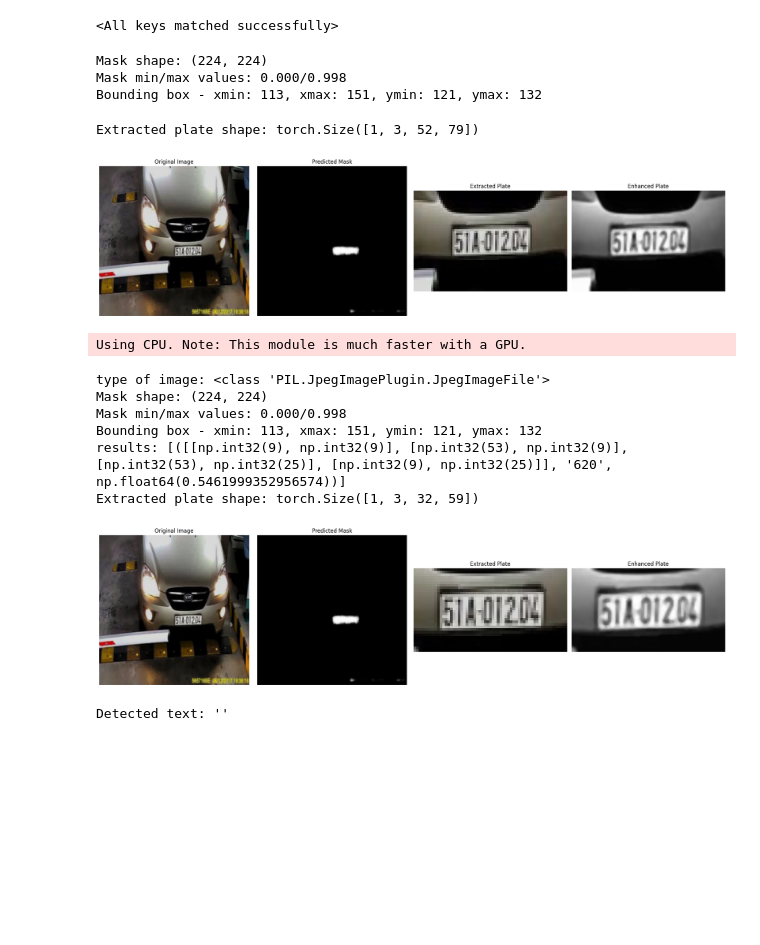
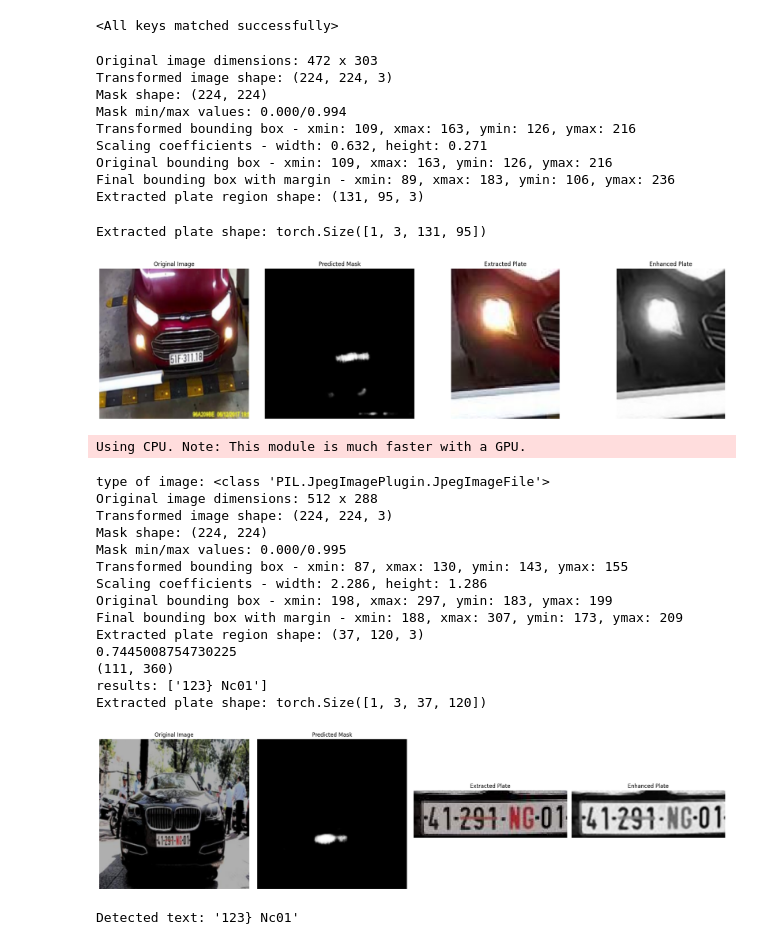
Before and after one commit to aguusandy/plate_detection_ai_unet, a Jupyter notebook: plate_extract.ipynb, the cells around one changed output. Drawn from its saved outputs; the diff is of its cells as text; code cells hidden in the pictures; blank space fills up the shorter version.

Commit message:
plate recognition .py file

```diff
--- a/plate_extract.ipynb
+++ b/plate_extract.ipynb
@@ -77,11 +79,17 @@ model.load_state_dict(torch.load('model16c_50e_bcelog_state_dict.pt', weights_on
 # %% [output]
 <All keys matched successfully>
 # %%
-plate, original, mask = get_plate(example['image'], model, 224, 0.7, 0.9, my_device, margin=20)
+plate, original, mask = get_plate(example['image'], model, 224, 0.75, 0.9, my_device, margin=20)
 # %% [output]
+Original image dimensions: 472 x 303
+Transformed image shape: (224, 224, 3)
 Mask shape: (224, 224)
-Mask min/max values: 0.000/0.998
-Bounding box - xmin: 113, xmax: 151, ymin: 121, ymax: 132
+Mask min/max values: 0.000/0.994
+Transformed bounding box - xmin: 109, xmax: 163, ymin: 126, ymax: 216
+Scaling coefficients - width: 0.632, height: 0.271
+Original bounding box - xmin: 109, xmax: 163, ymin: 126, ymax: 216
+Final bounding box with margin - xmin: 89, xmax: 183, ymin: 106, ymax: 236
+Extracted plate region shape: (131, 95, 3)
 # %%
 enhanced_plate = enhance_plate_image(plate)
 # %%
@@ -116,8 +124,8 @@ def plot_images(original, mask, plate, enhanced_plate):
 
 plot_images(original, mask, plate, enhanced_plate)
 # %% [output]
-Extracted plate shape: torch.Size([1, 3, 52, 79])
+Extracted plate shape: torch.Size([1, 3, 131, 95])
-[figure, old version]
+[figure, new version]
 # %%
 #  =================================== Easy OCR ===================================
 # %%
@@ -152,26 +160,29 @@ def detect_plate_text(image, model, device=my_device, confidence_threshold=0.5):
         if isinstance(image, str):
             image = Image.open(image)
 
-        plate, original, mask = get_plate(image, model, 224, 0.7, 0.9, device)
+        plate, original, mask = get_plate(image, model, 224, 0.75, 0.9, device)
 
         enhanced_plate = enhance_plate_image(plate)
 
         if plate is None:
             return ""
 
-        plate_img = plate[0].permute(1, 2, 0).numpy()
+        # plate_img = plate[0].permute(1, 2, 0).numpy()
+        plate_img = enhanced_plate
         if plate_img.max() <= 1.0:
+            print(f"{plate_img.max()}")
             plate_img = (plate_img * 255).astype(np.uint8)
         else:
             plate_img = plate_img.astype(np.uint8)
 
-        results = reader.readtext(plate_img)
+        print(f"{plate_img.shape}")
+        results = reader.readtext(plate_img, detail=0)
 
         print(f"results: {results}")
 
-        detected_texts = [result[1] for result in results if result[2] > confidence_threshold]
+        # detected_texts = [result[1] for result in results if result[2] > confidence_threshold]
 
-        final_text = " ".join(detected_texts).strip()
+        final_text = " ".join(results).strip()
 
         plot_images(original, mask, plate, enhanced_plate)
 
@@ -182,14 +193,22 @@ def detect_plate_text(image, model, device=my_device, confidence_threshold=0.5):
         return ""
 # %%
 
-text = detect_plate_text(example['image'], model, my_device, confidence_threshold=0.9)
+text = detect_plate_text(example['image'], model, my_device, confidence_threshold=0.1)
 print(f"Detected text: '{text}'")
 # %% [output]
 type of image: <class 'PIL.JpegImagePlugin.JpegImageFile'>
+Original image dimensions: 512 x 288
+Transformed image shape: (224, 224, 3)
 Mask shape: (224, 224)
-Mask min/max values: 0.000/0.998
-Bounding box - xmin: 113, xmax: 151, ymin: 121, ymax: 132
-results: [([[np.int32(9), np.int32(9)], [np.int32(53), np.int32(9)], [np.int32(53), np.int32(25)], [np.int32(9), np.int32(25)]], '620', np.float64(0.5461999352956574))]
-Extracted plate shape: torch.Size([1, 3, 32, 59])
+Mask min/max values: 0.000/0.995
+Transformed bounding box - xmin: 87, xmax: 130, ymin: 143, ymax: 155
+Scaling coefficients - width: 2.286, height: 1.286
+Original bounding box - xmin: 198, xmax: 297, ymin: 183, ymax: 199
+Final bounding box with margin - xmin: 188, xmax: 307, ymin: 173, ymax: 209
+Extracted plate region shape: (37, 120, 3)
+0.7445008754730225
+(111, 360)
+results: ['123} Nc01']
+Extracted plate shape: torch.Size([1, 3, 37, 120])
-[figure, old version]
+[figure, new version]
-Detected text: ''
+Detected text: '123} Nc01'
```
Also changed, not shown: parts of 5 cells of this notebook, 1 other file.
